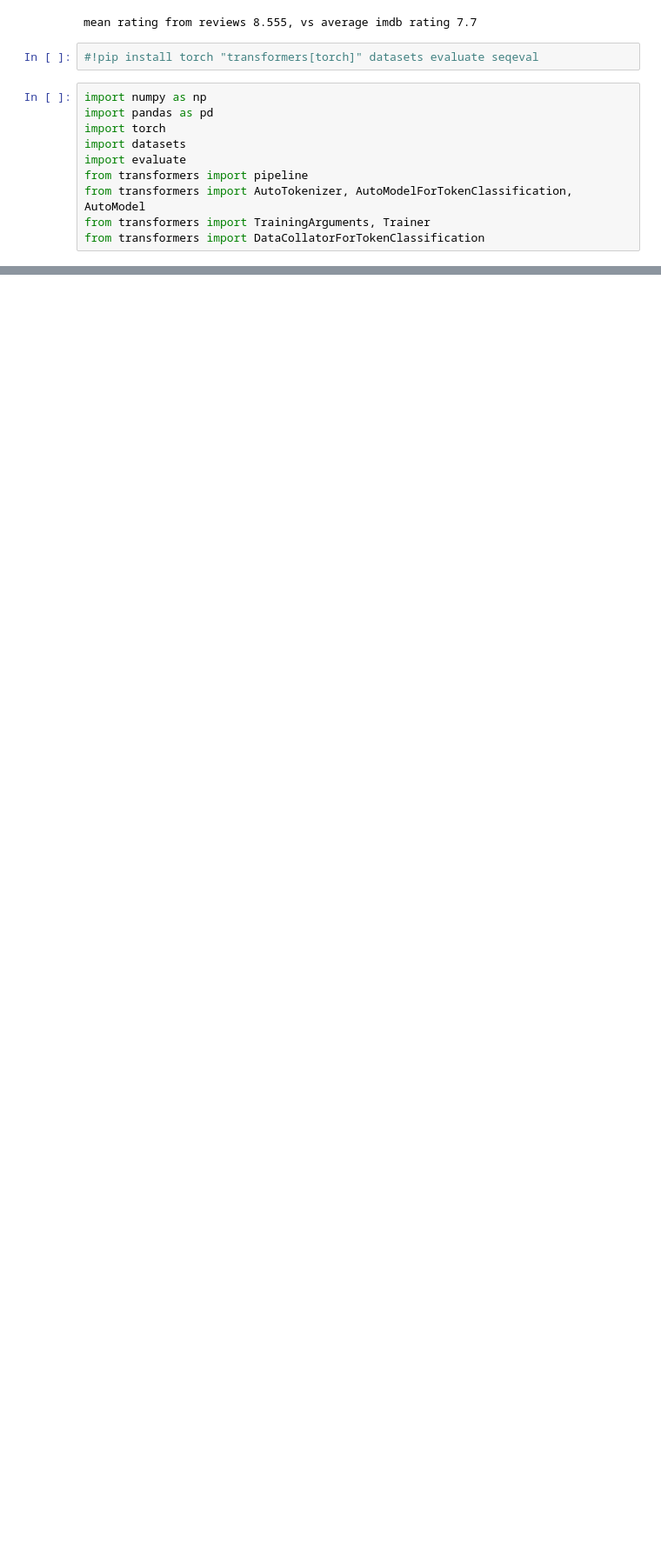
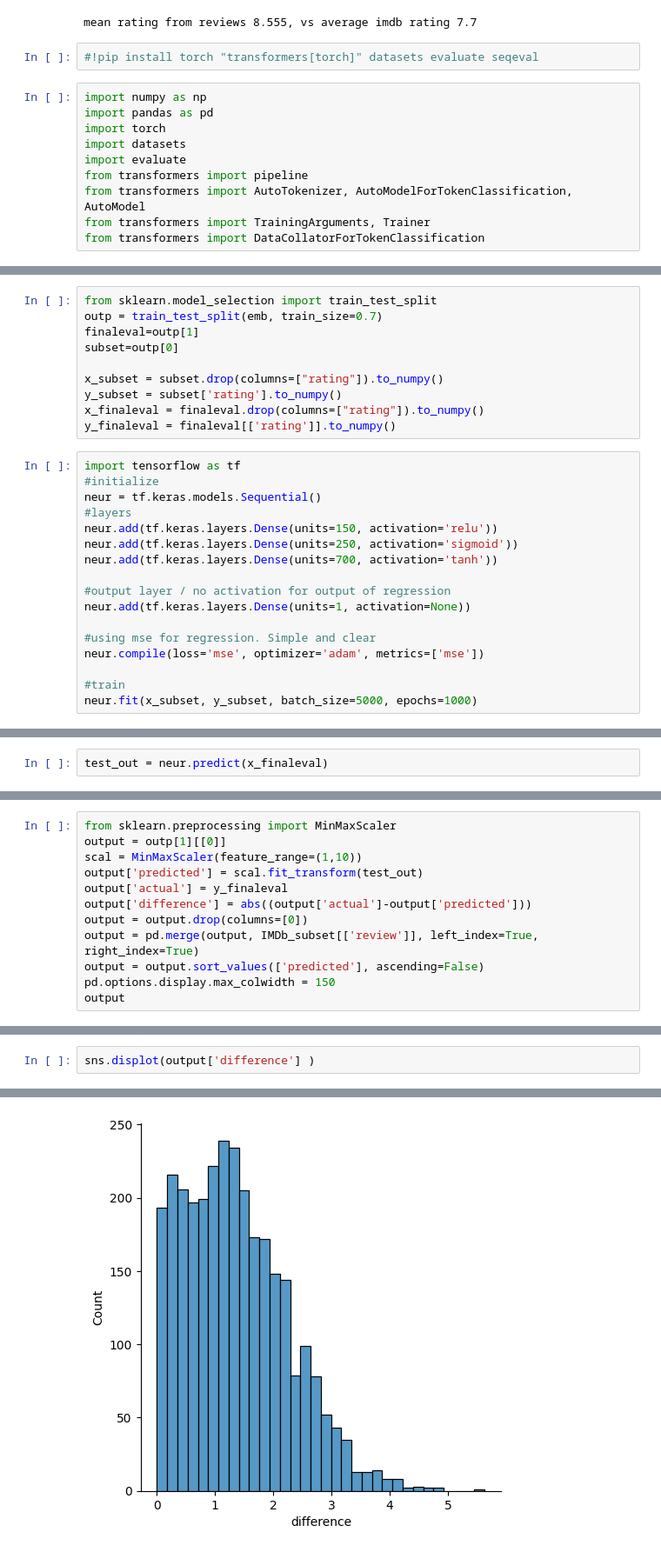
Before and after one commit to lauritswl/NLP_IMDb_Exam, a Jupyter notebook: Scripts/Data_Cleaning.ipynb, the cells around one changed output, grey strips where cells are left out. Shown at 87% size. Cells and saved outputs as stored; diff of their text form; blank space fills up the shorter version.

```diff
--- a/Scripts/Data_Cleaning.ipynb
+++ b/Scripts/Data_Cleaning.ipynb
@@ -181,0 +91,27 @@ Dataset({
+# %%
+from sklearn.model_selection import train_test_split
+outp = train_test_split(emb, train_size=0.7)
+finaleval=outp[1]
+subset=outp[0]
+
+x_subset = subset.drop(columns=["rating"]).to_numpy()
+y_subset = subset['rating'].to_numpy()
+x_finaleval = finaleval.drop(columns=["rating"]).to_numpy()
+y_finaleval = finaleval[['rating']].to_numpy()
+# %%
+import tensorflow as tf
+#initialize
+neur = tf.keras.models.Sequential()
+#layers
+neur.add(tf.keras.layers.Dense(units=150, activation='relu'))
+neur.add(tf.keras.layers.Dense(units=250, activation='sigmoid'))
+neur.add(tf.keras.layers.Dense(units=700, activation='tanh'))
+
+#output layer / no activation for output of regression
+neur.add(tf.keras.layers.Dense(units=1, activation=None))
+
+#using mse for regression. Simple and clear
+neur.compile(loss='mse', optimizer='adam', metrics=['mse'])
+
+#train
+neur.fit(x_subset, y_subset, batch_size=5000, epochs=1000)
@@ -181,0 +166,2 @@ Dataset({
+# %%
+test_out = neur.predict(x_finaleval)
@@ -181,0 +177,12 @@ Dataset({
+# %%
+from sklearn.preprocessing import MinMaxScaler
+output = outp[1][[0]]
+scal = MinMaxScaler(feature_range=(1,10))
+output['predicted'] = scal.fit_transform(test_out)
+output['actual'] = y_finaleval
+output['difference'] = abs((output['actual']-output['predicted']))
+output = output.drop(columns=[0])
+output = pd.merge(output, IMDb_subset[['review']], left_index=True, right_index=True)
+output = output.sort_values(['predicted'], ascending=False)
+pd.options.display.max_colwidth = 150
+output
@@ -181,0 +218,3 @@ Dataset({
+# %%
+sns.displot(output['difference'] )
+# %% [output]
@@ -181,0 +222 @@ Dataset({
+[figure, added]
```
Also changed, not shown: parts of 10 cells of this notebook, 2 other files.
